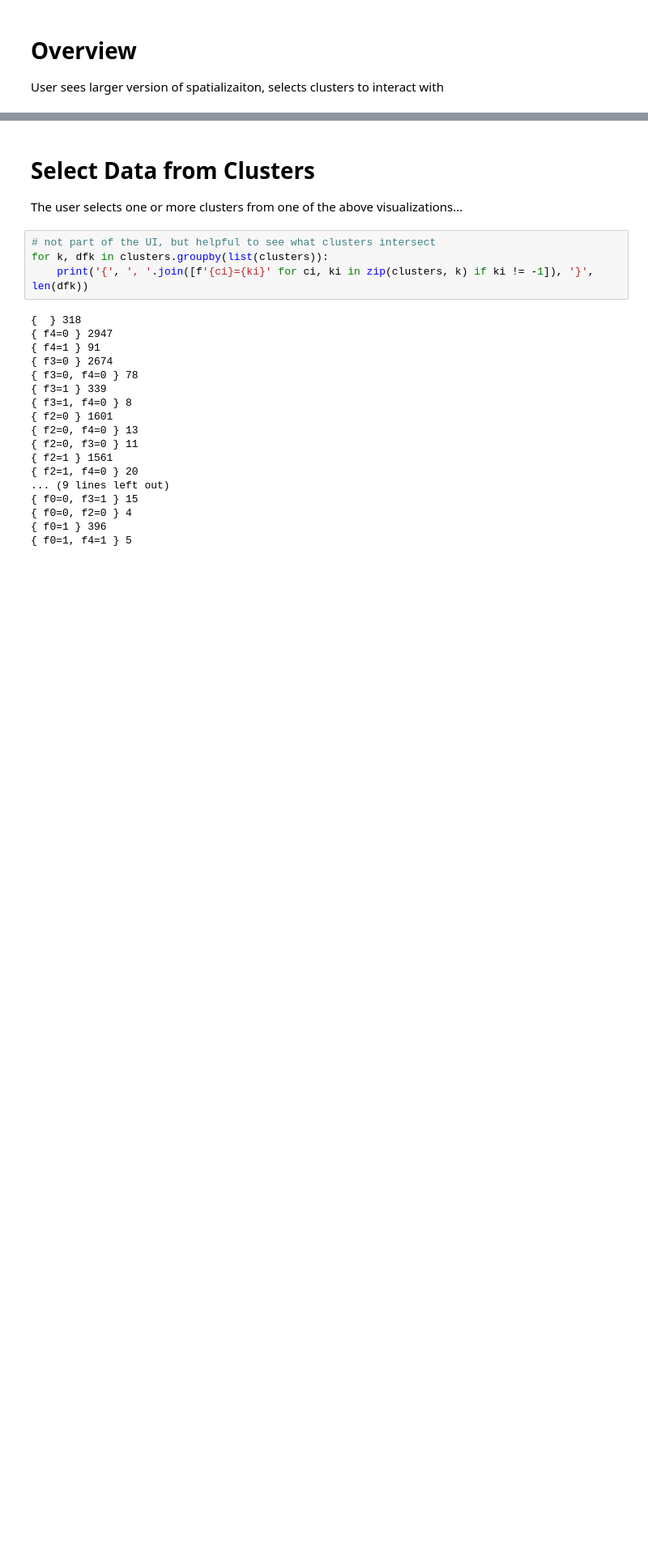
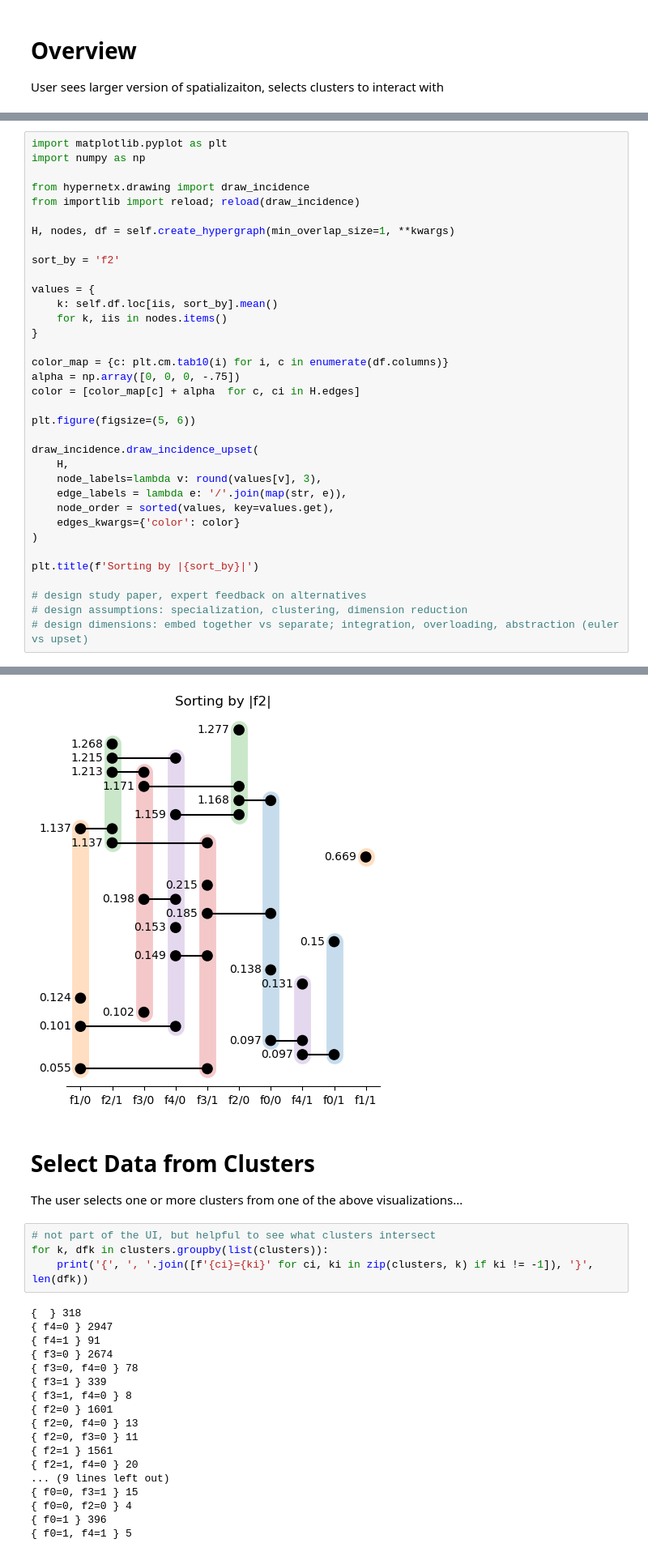
Before and after one commit to pnnl/pyMOODS, a Jupyter notebook: notebooks/DTLZ2 Explore.ipynb, the cells around one changed output, grey strips where cells are left out. Shown at 81% size. Saved outputs shown, nothing was run; the diff lists cells and outputs as text; blank space fills up the shorter version.

```diff
--- a/notebooks/DTLZ2 Explore.ipynb
+++ b/notebooks/DTLZ2 Explore.ipynb
@@ -57,0 +64,36 @@ self.show_hypergraph(**kwargs)
+# %%
+import matplotlib.pyplot as plt
+import numpy as np
+
+from hypernetx.drawing import draw_incidence
+from importlib import reload; reload(draw_incidence)
+
+H, nodes, df = self.create_hypergraph(min_overlap_size=1, **kwargs)
+
+sort_by = 'f2'
+
+values = {
+    k: self.df.loc[iis, sort_by].mean()
+    for k, iis in nodes.items()
+}
+
+color_map = {c: plt.cm.tab10(i) for i, c in enumerate(df.columns)}
+alpha = np.array([0, 0, 0, -.75])
+color = [color_map[c] + alpha  for c, ci in H.edges]
+
+plt.figure(figsize=(5, 6))
+
+draw_incidence.draw_incidence_upset(
+    H,
+    node_labels=lambda v: round(values[v], 3),
+    edge_labels = lambda e: '/'.join(map(str, e)),
+    node_order = sorted(values, key=values.get),
+    edges_kwargs={'color': color}
+)
+
+plt.title(f'Sorting by |{sort_by}|')
+
+# design study paper, expert feedback on alternatives
+# design assumptions: specialization, clustering, dimension reduction
+# design dimensions: embed together vs separate; integration, overloading, abstraction (euler vs upset)
+# %% [output]
@@ -58,3 +101,4 @@ self.show_hypergraph(**kwargs)
+[figure, added]
 # %% [markdown]
 # Select Data from Clusters
 The user selects one or more clusters from one of the above visualizations...
```
Also changed, not shown: parts of 8 cells of this notebook, 3 other files.
